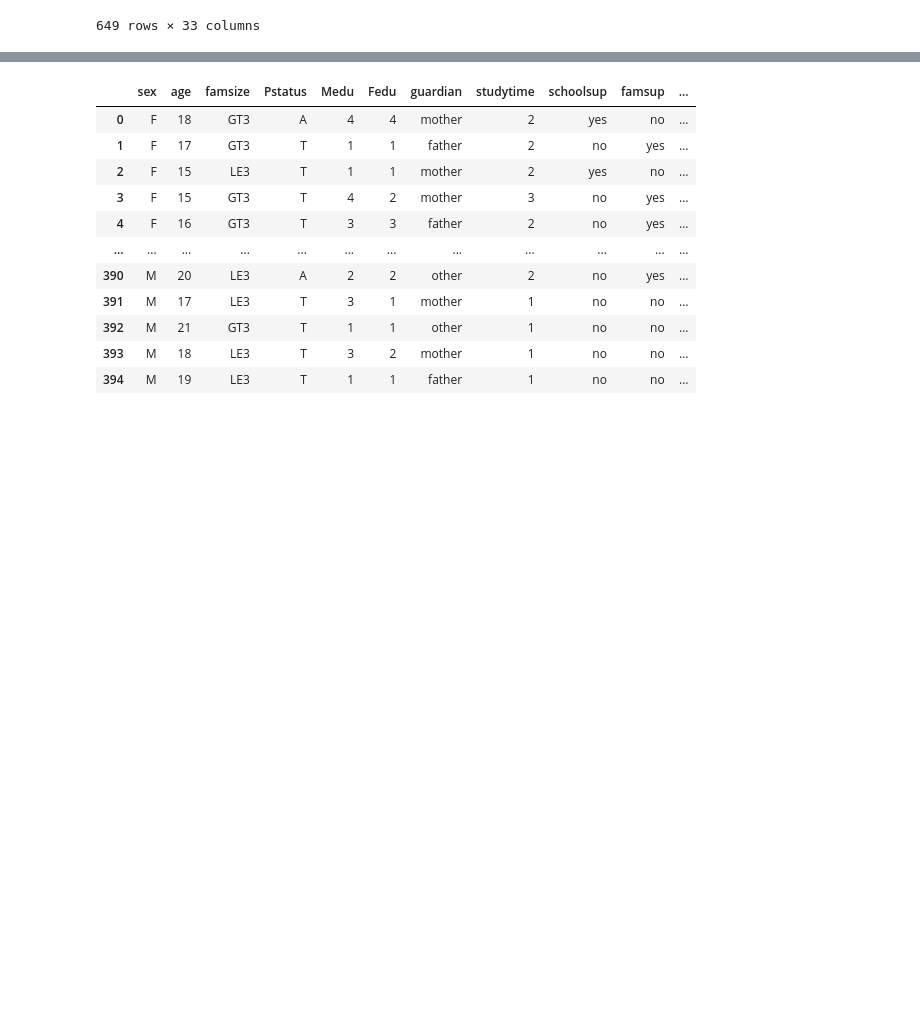
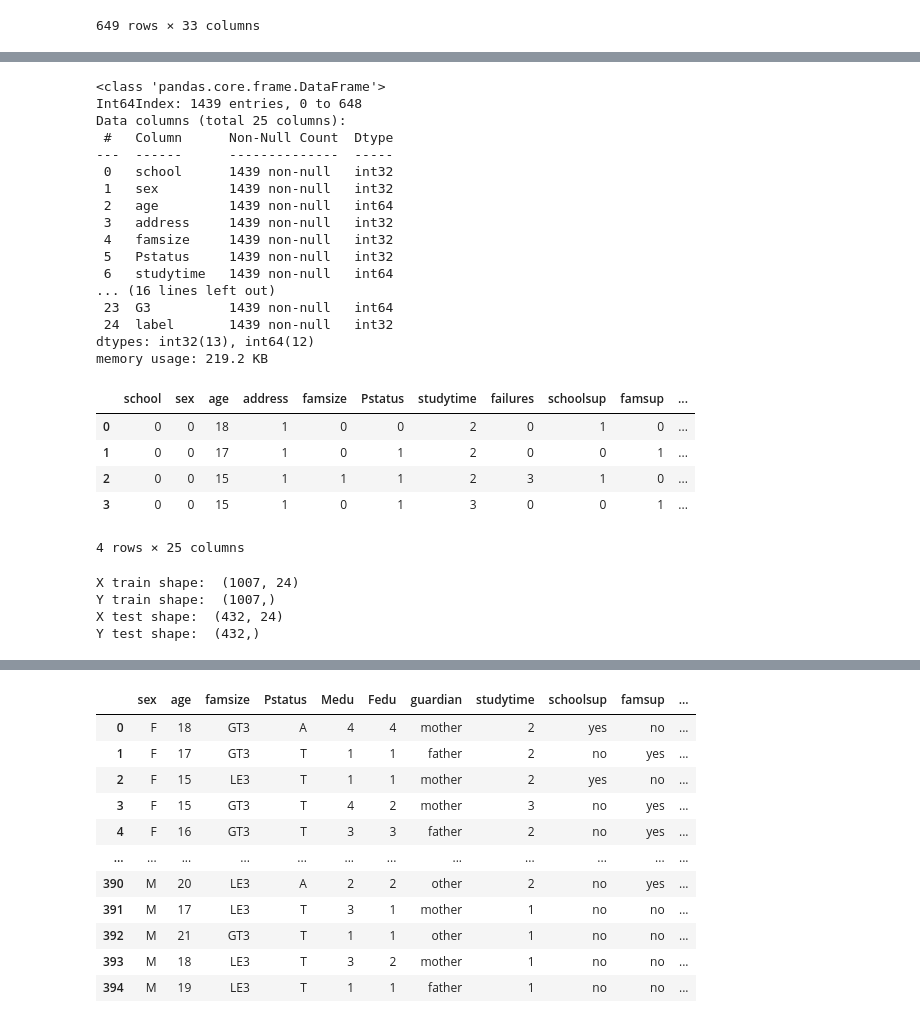
Before and after one commit to StefanMladenov/MU, a Jupyter notebook: 3.Domaci.ipynb, the cells around one changed output, grey strips where cells are left out. Cells and saved outputs as stored; diff of their text form; code cells hidden in the pictures; blank space fills up the shorter version.

```diff
--- a/3.Domaci.ipynb
+++ b/3.Domaci.ipynb
@@ -29,0 +96,38 @@ PorStudentsDF
+# %%
+# Preprocesiranje podataka brebacivanje iz stringa u numeric
+from sklearn.preprocessing import LabelEncoder
+le = LabelEncoder()
+def FunLabelEncoder(df):
+    for c in df.columns:
+        if df.dtypes[c] == object:
+            le.fit(df[c].astype(str))
+            df[c] = le.transform(df[c].astype(str))
+    return df
+
+Data = FunLabelEncoder(Data)
+Data.info()
+Data.iloc[0:4,:]
+# %% [output]
+<class 'pandas.core.frame.DataFrame'>
+Int64Index: 1439 entries, 0 to 648
+Data columns (total 25 columns):
+ #   Column      Non-Null Count  Dtype
+---  ------      --------------  -----
+ 0   school      1439 non-null   int32
+ 1   sex         1439 non-null   int32
+ 2   age         1439 non-null   int64
+ 3   address     1439 non-null   int32
+ 4   famsize     1439 non-null   int32
+ 5   Pstatus     1439 non-null   int32
+ 6   studytime   1439 non-null   int64
+... (16 lines left out)
+ 23  G3          1439 non-null   int64
+ 24  label       1439 non-null   int32
+dtypes: int32(13), int64(12)
+memory usage: 219.2 KB
+|  | school | sex | age | address | famsize | Pstatus | studytime | failures | schoolsup | famsup | ... |
+| 0 | 0 | 0 | 18 | 1 | 0 | 0 | 2 | 0 | 1 | 0 | ... |
+| 1 | 0 | 0 | 17 | 1 | 0 | 1 | 2 | 0 | 0 | 1 | ... |
+| 2 | 0 | 0 | 15 | 1 | 1 | 1 | 2 | 3 | 1 | 0 | ... |
+| 3 | 0 | 0 | 15 | 1 | 0 | 1 | 3 | 0 | 0 | 1 | ... |
+4 rows × 25 columns
@@ -29,0 +142,17 @@ PorStudentsDF
+# %%
+# deljenje podataka na trening i test podatke
+from sklearn.model_selection import train_test_split
+#Y = Data['label']
+#X = Data.drop(columns=['label'])
+X_train, X_test, Y_train, Y_test = train_test_split(X, Y, test_size=0.30, random_state=9)
+print('X train shape: ', X_train.shape)
+print('Y train shape: ', Y_train.shape)
+print('X test shape: ', X_test.shape)
+print('Y test shape: ', Y_test.shape)
+X_train = scaler.fit_transform(X_train)
+X_test = scaler.transform(X_test)
+# %% [output]
+X train shape:  (1007, 24)
+Y train shape:  (1007,)
+X test shape:  (432, 24)
+Y test shape:  (432,)
```
Also changed, not shown: parts of 8 cells of this notebook.
